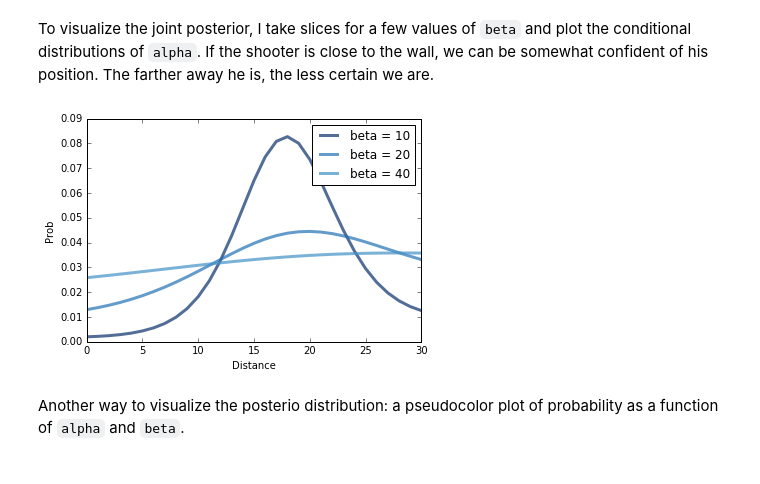
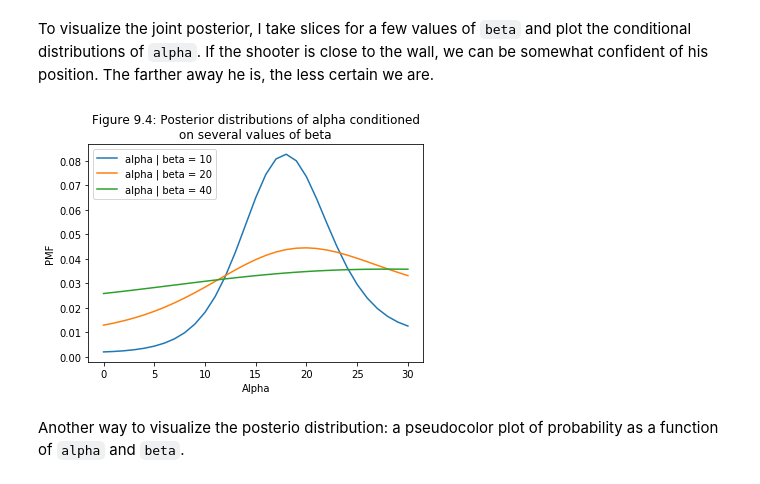
Before and after one commit to alexklibisz/exercises, a Jupyter notebook: think-bayes/chap09.ipynb, the cells around one changed output. Saved outputs shown, nothing was run; the diff lists cells and outputs as text; code cells hidden in the pictures.

```diff
--- a/think-bayes/chap09.ipynb
+++ b/think-bayes/chap09.ipynb
@@ -357,17 +332,18 @@ beta CI (5, 31)
 # %% [markdown]
 To visualize the joint posterior, I take slices for a few values of `beta` and plot the conditional distributions of `alpha`.  If the shooter is close to the wall, we can be somewhat confident of his position.  The farther away he is, the less certain we are.
-# %%
-betas = [10, 20, 40]
-thinkplot.PrePlot(num=len(betas))
-
-for beta in betas:
-    cond = suite.Conditional(0, 1, beta)
-    cond.label = 'beta = %d' % beta
-    thinkplot.Pdf(cond)
-
-thinkplot.Config(xlabel='Distance',
-                ylabel='Prob')
-# %% [output]
-[figure, removed]
+# %%
+B_ = [10, 20, 40]
+
+for beta in B_:
+    cond = pb.conditional(0, 1, beta)
+    cond.plot(label='alpha | beta = %d' % beta)
+
+plt.title('Figure 9.4: Posterior distributions of alpha conditioned\non several values of beta')
+plt.xlabel('Alpha')
+plt.ylabel('PMF')
+plt.legend()
+plt.show()
+# %% [output]
+[figure, added]
 # %% [markdown]
 Another way to visualize the posterio distribution: a pseudocolor plot of probability as a function of `alpha` and `beta`.
```
Also changed, not shown: parts of 13 cells of this notebook, 1 other file.
